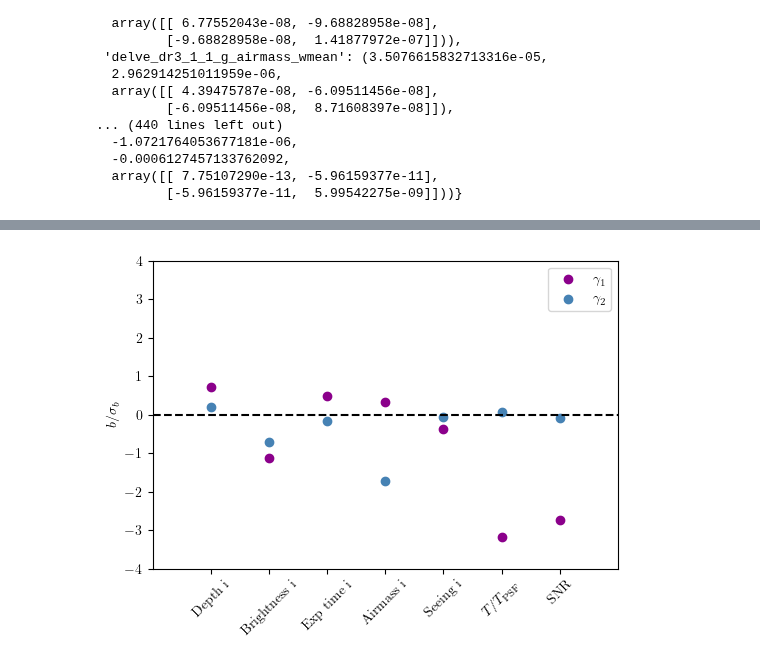
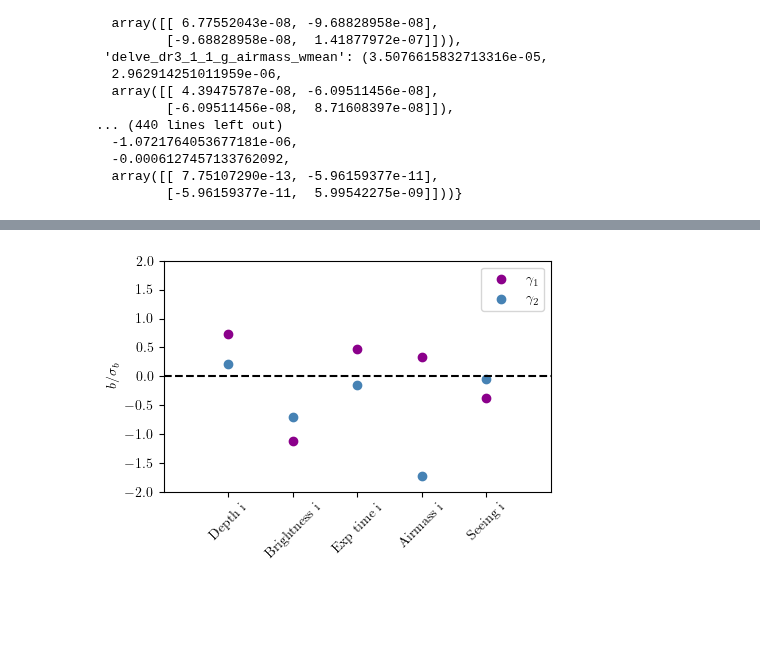
Before and after one commit to delve-survey/shearcat, a Jupyter notebook: notebooks/paper_plots/PlotSysMeanShear.ipynb, the cells around one changed output, grey strips where cells are left out. Saved outputs shown, nothing was run; the diff lists cells and outputs as text; code cells hidden in the pictures; blank space fills up the shorter version.

Commit message:
plots

```diff
--- a/notebooks/paper_plots/PlotSysMeanShear.ipynb
+++ b/notebooks/paper_plots/PlotSysMeanShear.ipynb
@@ -47,3 +47,13 @@ LineFit_read
   -0.0006127457133762092,
   array([[ 7.75107290e-13, -5.96159377e-11],
          [-5.96159377e-11,  5.99542275e-09]]))}
+# %%
+Y1 = []
+Y2 = []
+for key in LineFit_read.keys():
+    out = LineFit_read[key]
+    y1 = out[0]/out[2][0][0]**0.5
+    y2 = out[3]/out[5][0][0]**0.5
+    print(key, y1, y2)
+    Y1.append(y1)
+    Y2.append(y2)
@@ -50,6 +93,6 @@ LineFit_read
 # %%
-list_plot = ['delve_dr3_1_1_i_maglim_wmean', 'delve_dr3_1_1_i_skybrite_wmean', 'delve_dr3_1_1_i_exptime_sum', 'delve_dr3_1_1_i_airmass_wmean', 'delve_dr3_1_1_i_fwhm_wmean', 'size_ratio', 's2n'] #, 'psf_e1', 'psf_e2']
-sp_title = ['Depth i', 'Brightness i', 'Exp time i', 'Airmass i', 'Seeing i', '$T/T_{\\rm PSF}$', 'SNR'] #, '$e_{\\rm 1, PSF}$', '$e_{\\rm 2, PSF}$']
+list_plot = ['delve_dr3_1_1_i_maglim_wmean', 'delve_dr3_1_1_i_skybrite_wmean', 'delve_dr3_1_1_i_exptime_sum', 'delve_dr3_1_1_i_airmass_wmean', 'delve_dr3_1_1_i_fwhm_wmean'] #, 'size_ratio', 's2n'] #, 'psf_e1', 'psf_e2']
+sp_title = ['Depth i', 'Brightness i', 'Exp time i', 'Airmass i', 'Seeing i'] #, '$T/T_{\\rm PSF}$', 'SNR'] #, '$e_{\\rm 1, PSF}$', '$e_{\\rm 2, PSF}$']
 
 Y1 = []
 Y2 = []
@@ -60,19 +103,19 @@ for i in range(len(list_plot)):
     Y1.append(y1)
     Y2.append(y2)
 # %%
-mplot.figure(figsize=(6,4))
+mplot.figure(figsize=(5,3))
 ax = mplot.subplot(111)
-mplot.scatter(np.arange(7), Y1, color='darkmagenta', label='$\gamma_1$')
-mplot.scatter(np.arange(7), Y2, color='steelblue', label='$\gamma_2$')
-mplot.plot([-1,7], [0,0], ls='--', color='k')
-mplot.ylim(-4,4)
-mplot.xlim(-1,7)
+mplot.scatter(np.arange(5), Y1, color='darkmagenta', label='$\gamma_1$')
+mplot.scatter(np.arange(5), Y2, color='steelblue', label='$\gamma_2$')
+mplot.plot([-1,5], [0,0], ls='--', color='k')
+mplot.ylim(-2,2)
+mplot.xlim(-1,5)
 mplot.ylabel('$b / \sigma_{b}$')
-x = [0,1,2,3,4,5,6]
+x = [0,1,2,3,4]
 ax.set_xticks(x)
 ax.set_xticklabels(sp_title, minor=False, rotation=45)
 mplot.legend()
 
 mplot.savefig('SP_g.pdf', bbox_inches='tight')
 # %% [output]
-[figure, old version]
+[figure, new version]
```
Also changed, not shown: parts of 2 cells of this notebook, 1 other file.
